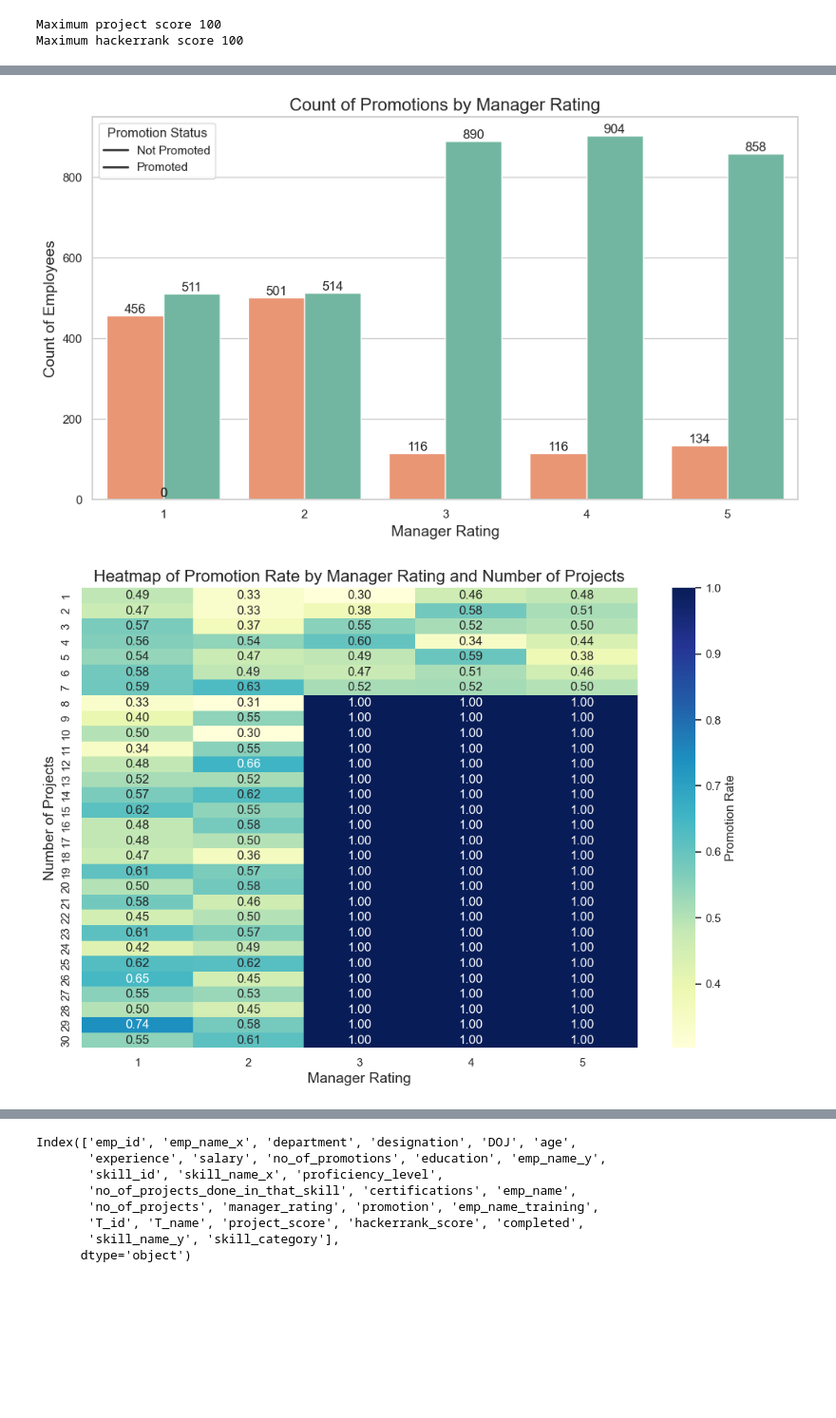
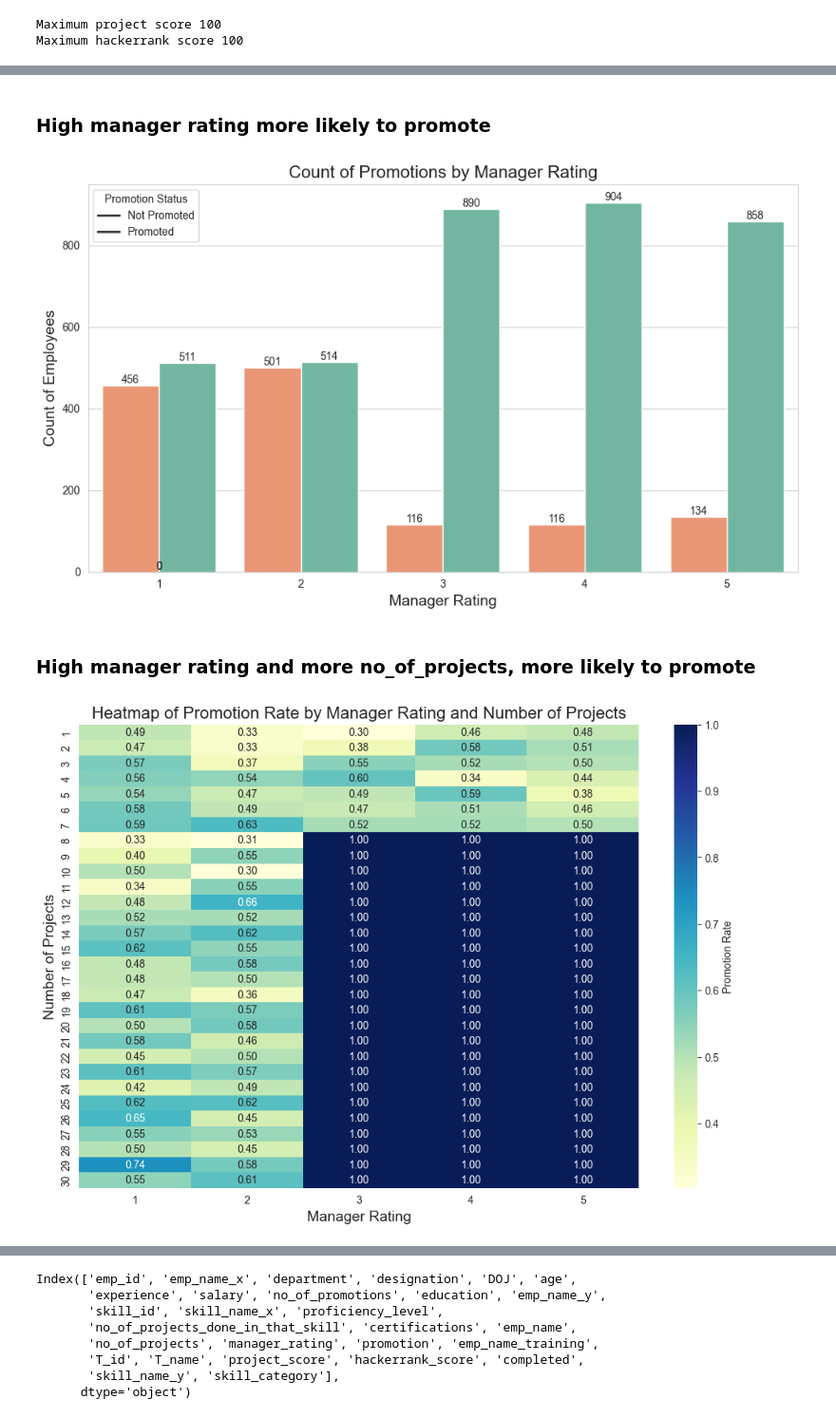
Before and after one commit to ejenisha/finalProject-DS, a Jupyter notebook: promotion_prediction.ipynb, the cells around one changed output, grey strips where cells are left out. Shown at 95% size. Drawn from its saved outputs; the diff is of its cells as text; code cells hidden in the pictures; blank space fills up the shorter version.

```diff
--- a/promotion_prediction.ipynb
+++ b/promotion_prediction.ipynb
@@ -208,0 +220,5 @@ memory usage: 195.4+ KB
+# %%
+job_performance_data['manager_rating'] = job_performance_data['manager_rating'].round().astype('int64')
+
+# Check the new data types
+print(job_performance_data.dtypes)
@@ -610,3 +662,5 @@ Passing `palette` without assigning `hue` is deprecated and will be removed in v
+# %% [markdown]
+### High manager rating more likely to promote
 # %%
 # Step 1: Prepare the data
 # Calculate the count of promotions for each manager rating
@@ -636,17 +690,34 @@ plt.tight_layout()
 plt.legend(title='Promotion Status', labels=['Not Promoted', 'Promoted'])
 plt.show()
 # %% [output]
-[figure, old version]
+[figure, new version]
+# %% [markdown]
+### High manager rating and more no_of_projects, more likely to promote
 # %%
-# Pivot the data for heatmap
-heatmap_data = job_performance_data.pivot_table(index='no_of_projects', columns='manager_rating', values='promotion', aggfunc='mean')
 
-# Heatmap for Promotion Rate
+# Ensure the columns are numeric
+job_performance_data['no_of_projects'] = pd.to_numeric(job_performance_data['no_of_projects'], errors='coerce')
+job_performance_data['manager_rating'] = pd.to_numeric(job_performance_data['manager_rating'], errors='coerce')
+job_performance_data['promotion'] = pd.to_numeric(job_performance_data['promotion'], errors='coerce')
+
+# Drop rows with missing values (NaN) in relevant columns
+job_performance_data.dropna(subset=['no_of_projects', 'manager_rating', 'promotion'], inplace=True)
+
+# Pivot the data for the heatmap (calculate mean promotion rate)
+heatmap_data = job_performance_data.pivot_table(
+    index='no_of_projects',
+    columns='manager_rating',
+    values='promotion',
+    aggfunc='mean'
+)
+
+
+# Plot the heatmap
 plt.figure(figsize=(12, 8))
 sns.heatmap(heatmap_data, cmap='YlGnBu', annot=True, fmt=".2f", cbar_kws={'label': 'Promotion Rate'})
 plt.title('Heatmap of Promotion Rate by Manager Rating and Number of Projects', fontsize=16)
 plt.xlabel('Manager Rating', fontsize=14)
 plt.ylabel('Number of Projects', fontsize=14)
 plt.show()
 # %% [output]
-[figure, old version]
+[figure, new version]
```
Also changed, not shown: parts of 66 cells of this notebook, 7 other files.
